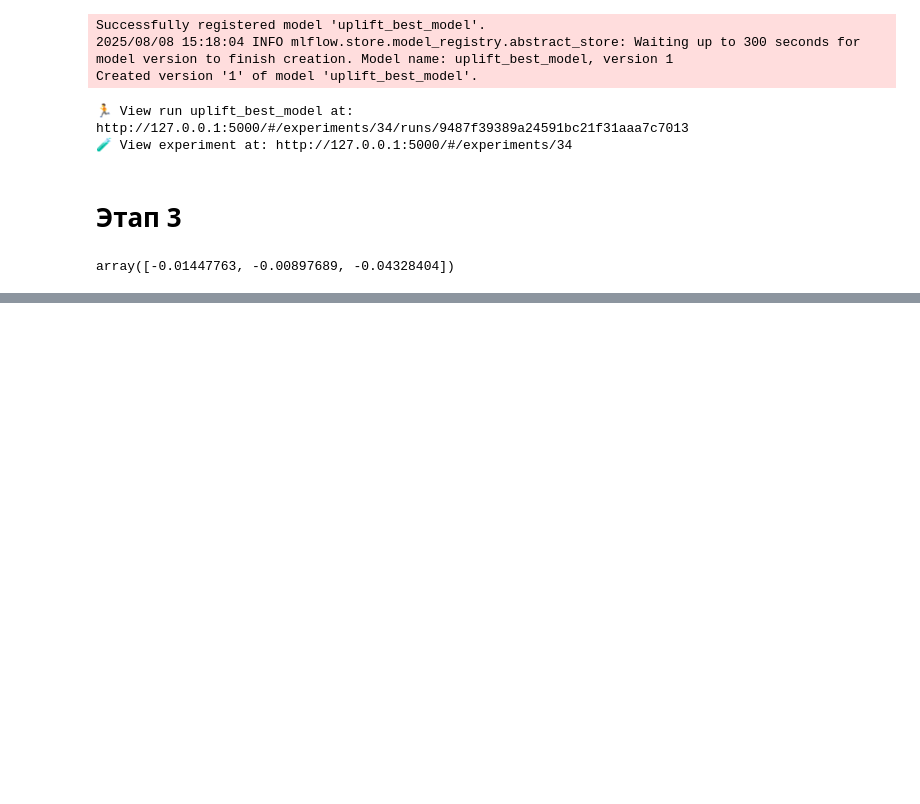
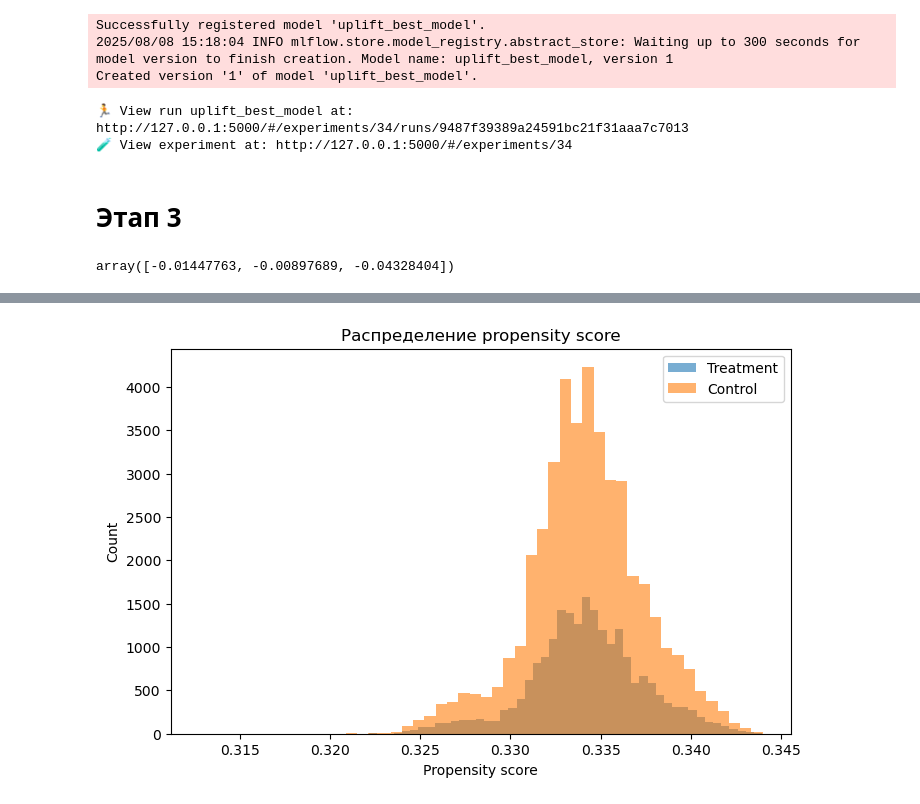
Before and after one commit to alkhrameev/mle-uplift-final-project-2025, a Jupyter notebook: final_project.ipynb, the cells around one changed output, grey strips where cells are left out. Saved outputs shown, nothing was run; the diff lists cells and outputs as text; code cells hidden in the pictures; blank space fills up the shorter version.

Commit message:
added propencity score

```diff
--- a/final_project.ipynb
+++ b/final_project.ipynb
@@ -1426,0 +1440,26 @@ array([-0.01447763, -0.00897689, -0.04328404])
+# %%
+import pandas as pd
+import numpy as np
+import matplotlib.pyplot as plt
+from sklearn.linear_model import LogisticRegression
+
+# Отбираем фичи, убирая колонки treatment и target
+X = uplift_fp_data.drop(columns=['treatment', 'target'])
+y_treat = uplift_fp_data['treatment']
+
+# Считаем propensity score
+prop_model = LogisticRegression(max_iter=500)
+prop_model.fit(X, y_treat)
+X['propensity_score'] = prop_model.predict_proba(X)[:, 1]
+
+# Рисуем распределения
+plt.figure(figsize=(8, 5))
+plt.hist(X.loc[uplift_fp_data.treatment == 1, 'propensity_score'], bins=50, alpha=0.6, label='Treatment')
+plt.hist(X.loc[uplift_fp_data.treatment == 0, 'propensity_score'], bins=50, alpha=0.6, label='Control')
+plt.xlabel('Propensity score')
+plt.ylabel('Count')
+plt.title('Распределение propensity score')
+plt.legend()
+plt.show()
+# %% [output]
+[figure, added]
```
Also changed, not shown: parts of 9 cells of this notebook.
